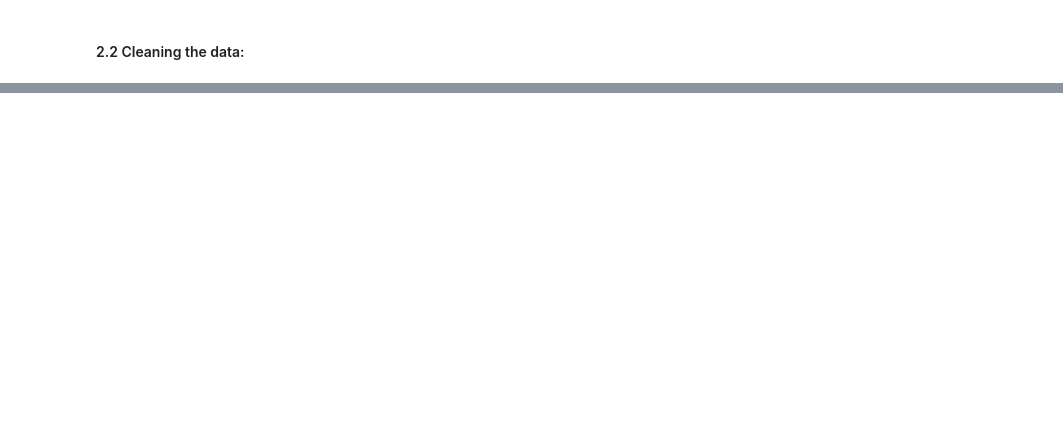
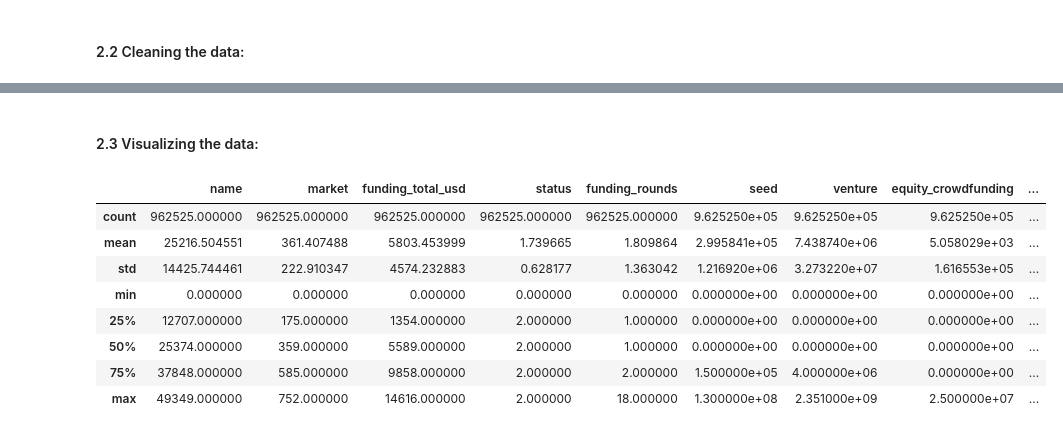
Before and after one commit to lgndluke/ML_Lab_Project, a Jupyter notebook: Lab_Project/ML_Lab_Project.ipynb, the cells around one changed output, grey strips where cells are left out. Cells and saved outputs as stored; diff of their text form; code cells hidden in the pictures; blank space fills up the shorter version.

```diff
--- a/Lab_Project/ML_Lab_Project.ipynb
+++ b/Lab_Project/ML_Lab_Project.ipynb
@@ -54,0 +191,18 @@ We decided to use this dataset for reason xyz.
+# %% [markdown]
+#### 2.3 Visualizing the data:
+# %%
+# =======================================================================================================
+# Getting a description of the data:
+# =======================================================================================================
+
+df.describe()
+# %% [output]
+|  | name | market | funding_total_usd | status | funding_rounds | seed | venture | equity_crowdfunding | ... |
+| count | 962525.000000 | 962525.000000 | 962525.000000 | 962525.000000 | 962525.000000 | 9.625250e+05 | 9.625250e+05 | 9.625250e+05 | ... |
+| mean | 25216.504551 | 361.407488 | 5803.453999 | 1.739665 | 1.809864 | 2.995841e+05 | 7.438740e+06 | 5.058029e+03 | ... |
+| std | 14425.744461 | 222.910347 | 4574.232883 | 0.628177 | 1.363042 | 1.216920e+06 | 3.273220e+07 | 1.616553e+05 | ... |
+| min | 0.000000 | 0.000000 | 0.000000 | 0.000000 | 0.000000 | 0.000000e+00 | 0.000000e+00 | 0.000000e+00 | ... |
+| 25% | 12707.000000 | 175.000000 | 1354.000000 | 2.000000 | 1.000000 | 0.000000e+00 | 0.000000e+00 | 0.000000e+00 | ... |
+| 50% | 25374.000000 | 359.000000 | 5589.000000 | 2.000000 | 1.000000 | 0.000000e+00 | 0.000000e+00 | 0.000000e+00 | ... |
+| 75% | 37848.000000 | 585.000000 | 9858.000000 | 2.000000 | 2.000000 | 1.500000e+05 | 4.000000e+06 | 0.000000e+00 | ... |
+| max | 49349.000000 | 752.000000 | 14616.000000 | 2.000000 | 18.000000 | 1.300000e+08 | 2.351000e+09 | 2.500000e+07 | ... |
```
Also changed, not shown: parts of 16 cells of this notebook.
